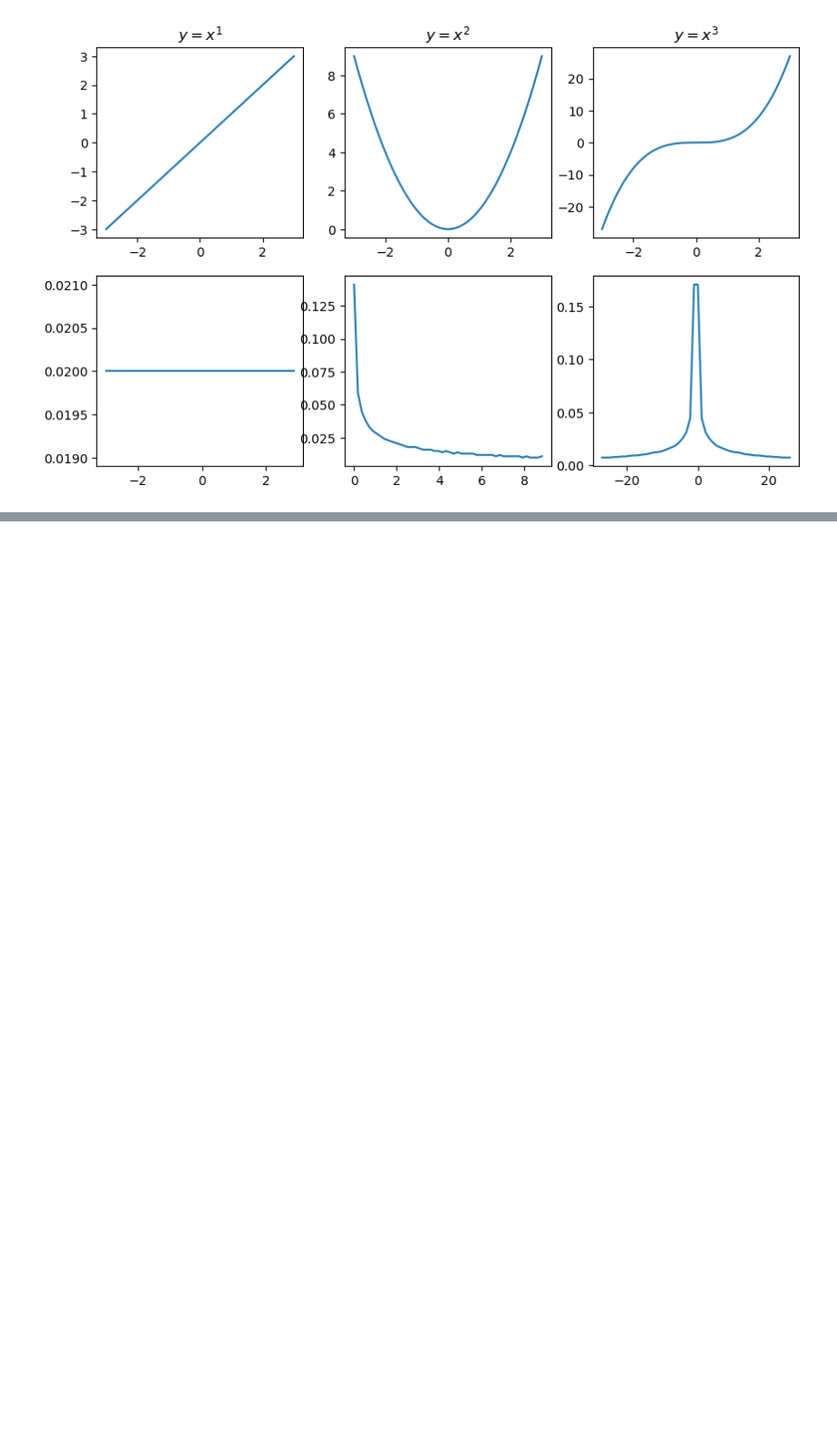
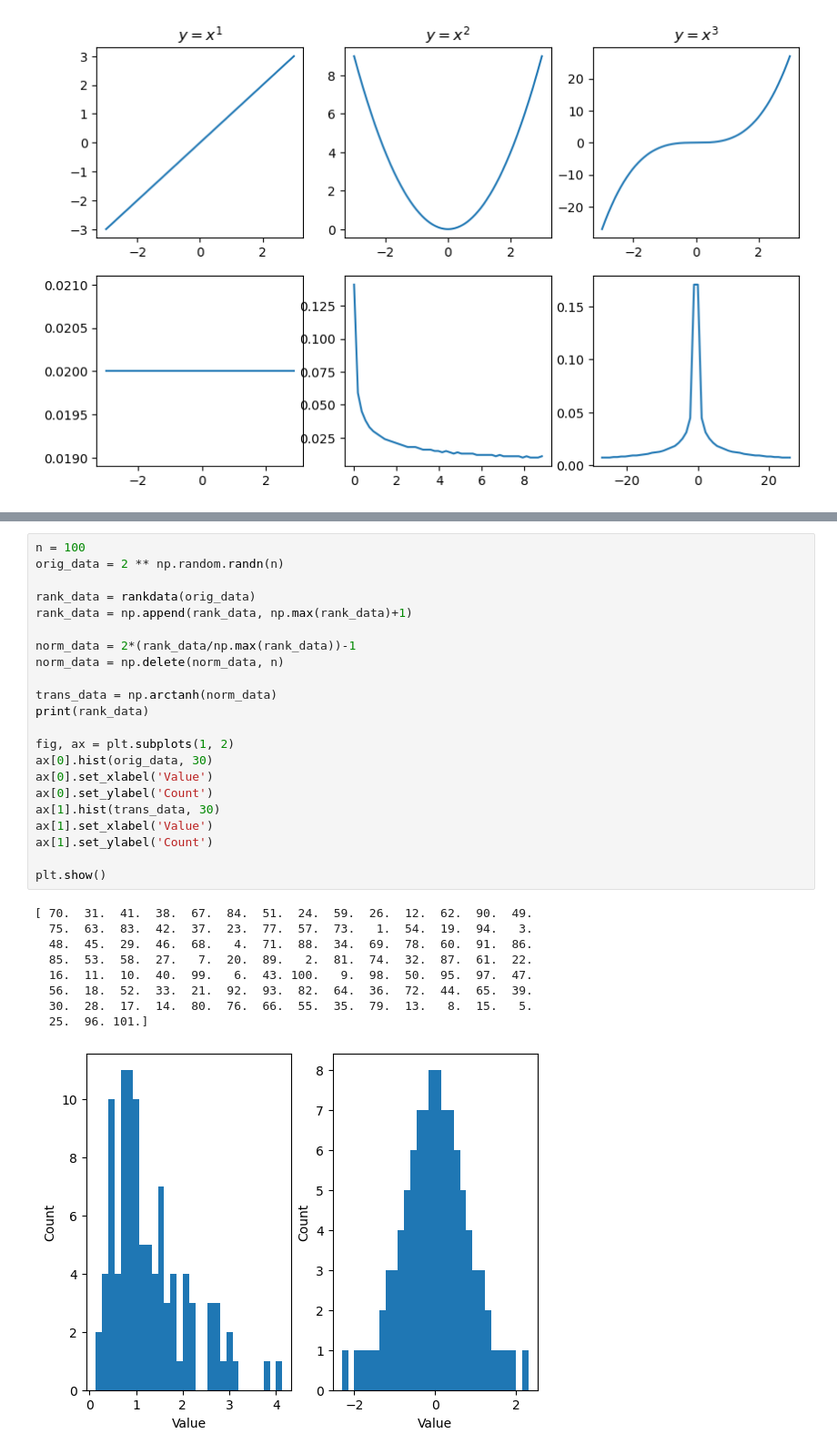
Before and after one commit to Kantulaev/ML_projects, a Jupyter notebook: lesson_11_probability_and_hists.ipynb, the cells around one changed output, grey strips where cells are left out. Shown at 91% size. Drawn from its saved outputs; the diff is of its cells as text; blank space fills up the shorter version.

Commit message:
finish sns plots

```diff
--- a/lesson_11_probability_and_hists.ipynb
+++ b/lesson_11_probability_and_hists.ipynb
@@ -53,0 +56,32 @@ plt.plot(range(1, 7), pureprobs, 'ms-',markersize=10, color='m')
+# %%
+n = 100
+orig_data = 2 ** np.random.randn(n)
+
+rank_data = rankdata(orig_data)
+rank_data = np.append(rank_data, np.max(rank_data)+1)
+
+norm_data = 2*(rank_data/np.max(rank_data))-1
+norm_data = np.delete(norm_data, n)
+
+trans_data = np.arctanh(norm_data)
+print(rank_data)
+
+fig, ax = plt.subplots(1, 2)
+ax[0].hist(orig_data, 30)
+ax[0].set_xlabel('Value')
+ax[0].set_ylabel('Count')
+ax[1].hist(trans_data, 30)
+ax[1].set_xlabel('Value')
+ax[1].set_ylabel('Count')
+
+plt.show()
+# %% [output]
+[ 70.  31.  41.  38.  67.  84.  51.  24.  59.  26.  12.  62.  90.  49.
+  75.  63.  83.  42.  37.  23.  77.  57.  73.   1.  54.  19.  94.   3.
+  48.  45.  29.  46.  68.   4.  71.  88.  34.  69.  78.  60.  91.  86.
+  85.  53.  58.  27.   7.  20.  89.   2.  81.  74.  32.  87.  61.  22.
+  16.  11.  10.  40.  99.   6.  43. 100.   9.  98.  50.  95.  97.  47.
+  56.  18.  52.  33.  21.  92.  93.  82.  64.  36.  72.  44.  65.  39.
+  30.  28.  17.  14.  80.  76.  66.  55.  35.  79.  13.   8.  15.   5.
+  25.  96. 101.]
+[figure, added]
```
Also changed, not shown: parts of 4 cells of this notebook, 1 other file.
